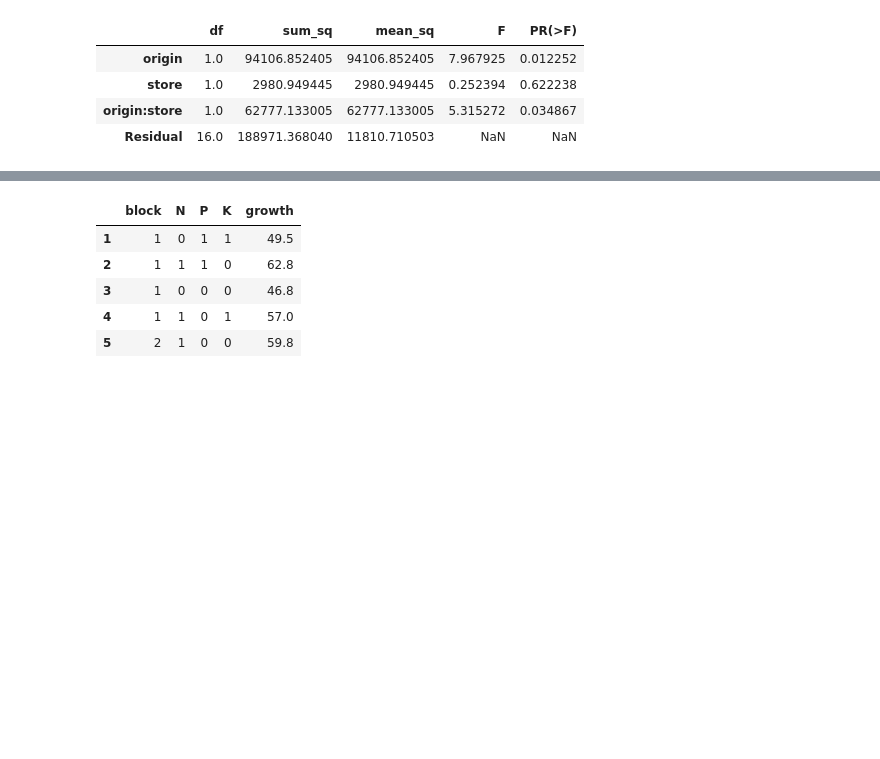
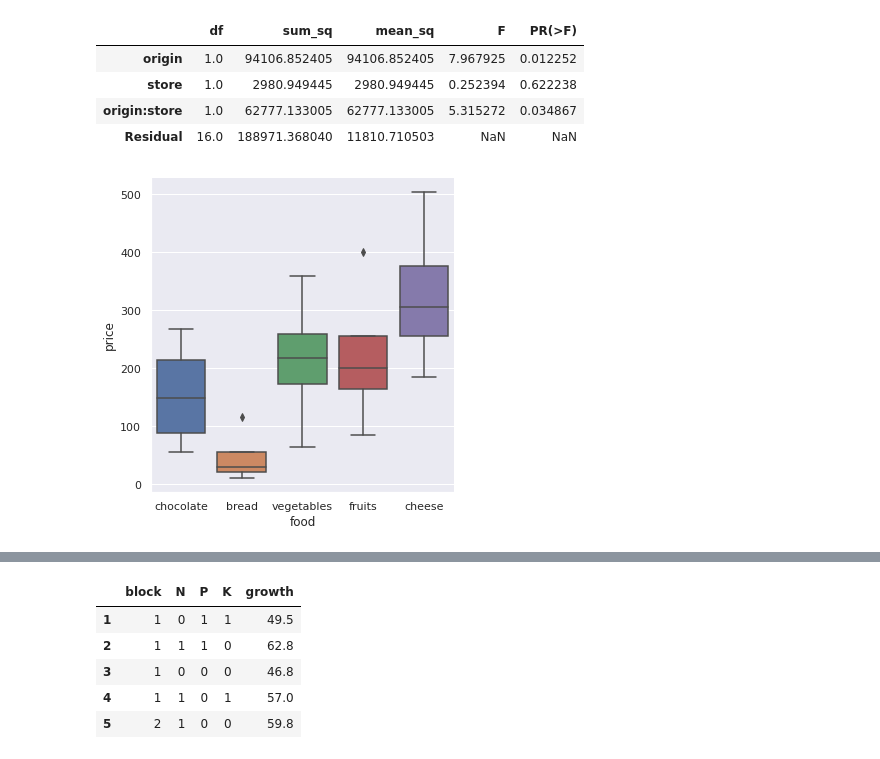
Before and after one commit to Osfory/Statistical_and_Data_Analysis_Test_area, a Jupyter notebook: Python/My_First_Chapter - Exploratory_DA.ipynb, the cells around one changed output, grey strips where cells are left out. Drawn from its saved outputs; the diff is of its cells as text; code cells hidden in the pictures; blank space fills up the shorter version.

```diff
--- a/Python/My_First_Chapter - Exploratory_DA.ipynb
+++ b/Python/My_First_Chapter - Exploratory_DA.ipynb
@@ -1159,3 +955,8 @@ aov_table_3
 | store | 1.0 | 2980.949445 | 2980.949445 | 0.252394 | 0.622238 |
 | origin:store | 1.0 | 62777.133005 | 62777.133005 | 5.315272 | 0.034867 |
 | Residual | 16.0 | 188971.368040 | 11810.710503 | NaN | NaN |
+# %%
+sns.set_theme(style="darkgrid")
+g = sns.catplot(x=shops.index, y="price", data=shops, kind="box")
+# %% [output]
+[figure, added]
```
Also changed, not shown: parts of 68 cells of this notebook.
